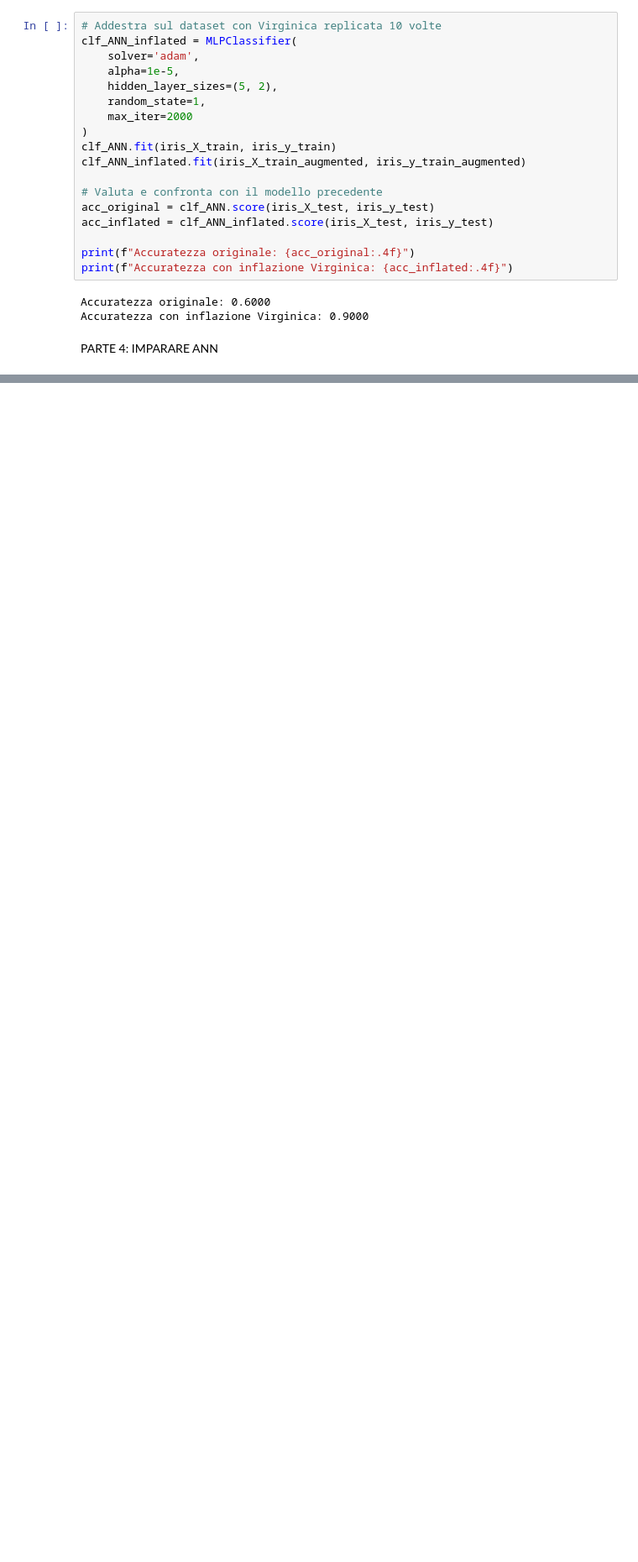
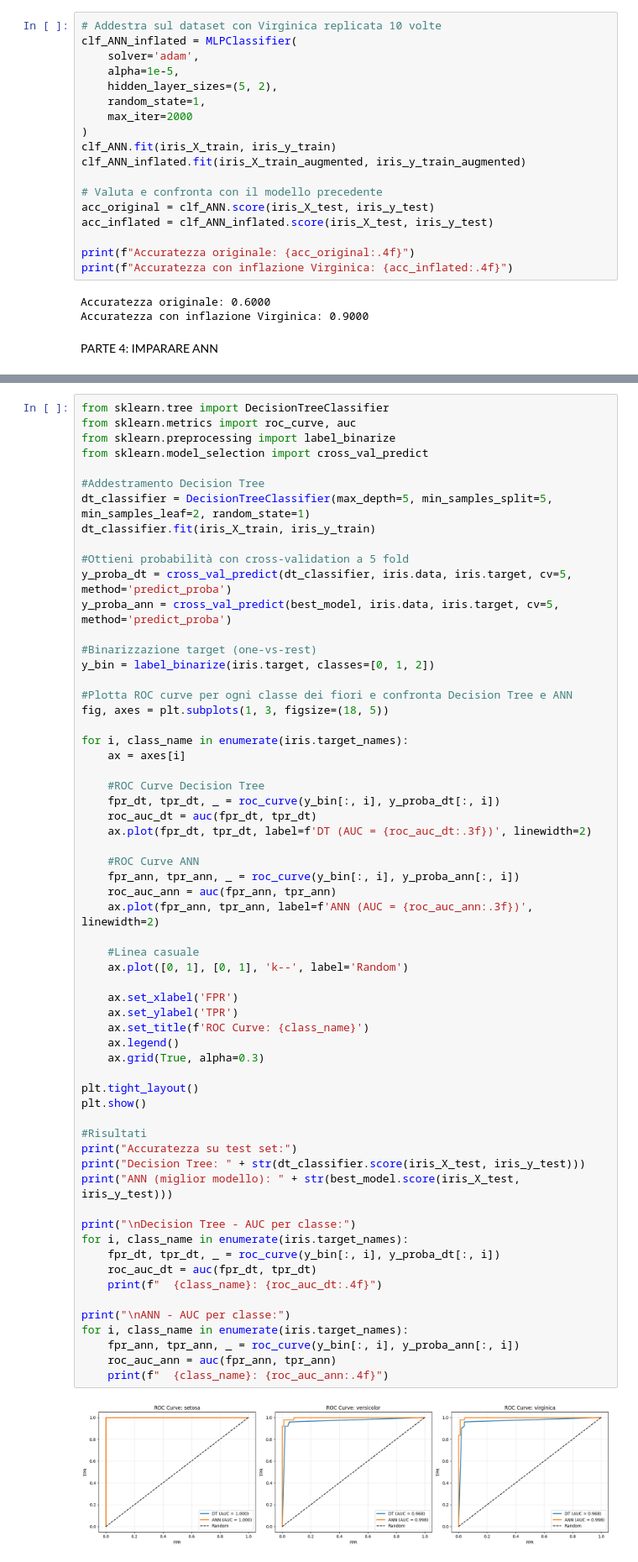
Before and after one commit to RaffaeleMelluso/AAUT, a Jupyter notebook: 1-intro-pythorch/Classification_Iris_ANN_aa_25_26.ipynb, the cells around one changed output, grey strips where cells are left out. Shown at 84% size. Drawn from its saved outputs; the diff is of its cells as text; blank space fills up the shorter version.

```diff
--- a/1-intro-pythorch/Classification_Iris_ANN_aa_25_26.ipynb
+++ b/1-intro-pythorch/Classification_Iris_ANN_aa_25_26.ipynb
@@ -348,0 +360,63 @@ Fitting 5 folds for each of 10368 candidates, totalling 51840 fits
+# %%
+from sklearn.tree import DecisionTreeClassifier
+from sklearn.metrics import roc_curve, auc
+from sklearn.preprocessing import label_binarize
+from sklearn.model_selection import cross_val_predict
+
+#Addestramento Decision Tree
+dt_classifier = DecisionTreeClassifier(max_depth=5, min_samples_split=5, min_samples_leaf=2, random_state=1)
+dt_classifier.fit(iris_X_train, iris_y_train)
+
+#Ottieni probabilità con cross-validation a 5 fold
+y_proba_dt = cross_val_predict(dt_classifier, iris.data, iris.target, cv=5, method='predict_proba')
+y_proba_ann = cross_val_predict(best_model, iris.data, iris.target, cv=5, method='predict_proba')
+
+#Binarizzazione target (one-vs-rest)
+y_bin = label_binarize(iris.target, classes=[0, 1, 2])
+
+#Plotta ROC curve per ogni classe dei fiori e confronta Decision Tree e ANN
+fig, axes = plt.subplots(1, 3, figsize=(18, 5))
+
+for i, class_name in enumerate(iris.target_names):
+    ax = axes[i]
+
+    #ROC Curve Decision Tree
+    fpr_dt, tpr_dt, _ = roc_curve(y_bin[:, i], y_proba_dt[:, i])
+    roc_auc_dt = auc(fpr_dt, tpr_dt)
+    ax.plot(fpr_dt, tpr_dt, label=f'DT (AUC = {roc_auc_dt:.3f})', linewidth=2)
+
+    #ROC Curve ANN
+    fpr_ann, tpr_ann, _ = roc_curve(y_bin[:, i], y_proba_ann[:, i])
+    roc_auc_ann = auc(fpr_ann, tpr_ann)
+    ax.plot(fpr_ann, tpr_ann, label=f'ANN (AUC = {roc_auc_ann:.3f})', linewidth=2)
+
+    #Linea casuale
+    ax.plot([0, 1], [0, 1], 'k--', label='Random')
+
+    ax.set_xlabel('FPR')
+    ax.set_ylabel('TPR')
+    ax.set_title(f'ROC Curve: {class_name}')
+    ax.legend()
+    ax.grid(True, alpha=0.3)
+
+plt.tight_layout()
+plt.show()
+
+#Risultati
+print("Accuratezza su test set:")
+print("Decision Tree: " + str(dt_classifier.score(iris_X_test, iris_y_test)))
+print("ANN (miglior modello): " + str(best_model.score(iris_X_test, iris_y_test)))
+
+print("\nDecision Tree - AUC per classe:")
+for i, class_name in enumerate(iris.target_names):
+    fpr_dt, tpr_dt, _ = roc_curve(y_bin[:, i], y_proba_dt[:, i])
+    roc_auc_dt = auc(fpr_dt, tpr_dt)
+    print(f"  {class_name}: {roc_auc_dt:.4f}")
+
+print("\nANN - AUC per classe:")
+for i, class_name in enumerate(iris.target_names):
+    fpr_ann, tpr_ann, _ = roc_curve(y_bin[:, i], y_proba_ann[:, i])
+    roc_auc_ann = auc(fpr_ann, tpr_ann)
+    print(f"  {class_name}: {roc_auc_ann:.4f}")
+# %% [output]
+[figure, added]
```
Also changed, not shown: parts of 3 cells of this notebook, 1 other file.
